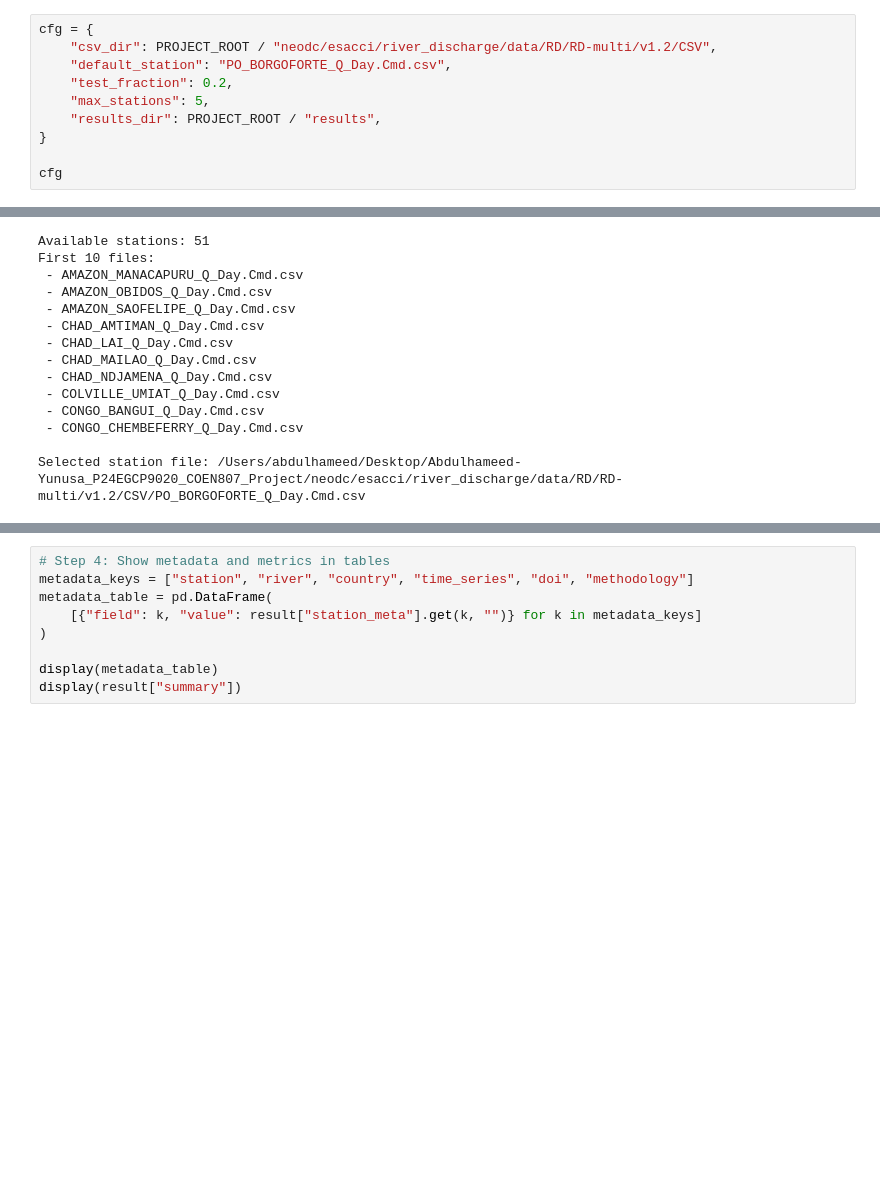
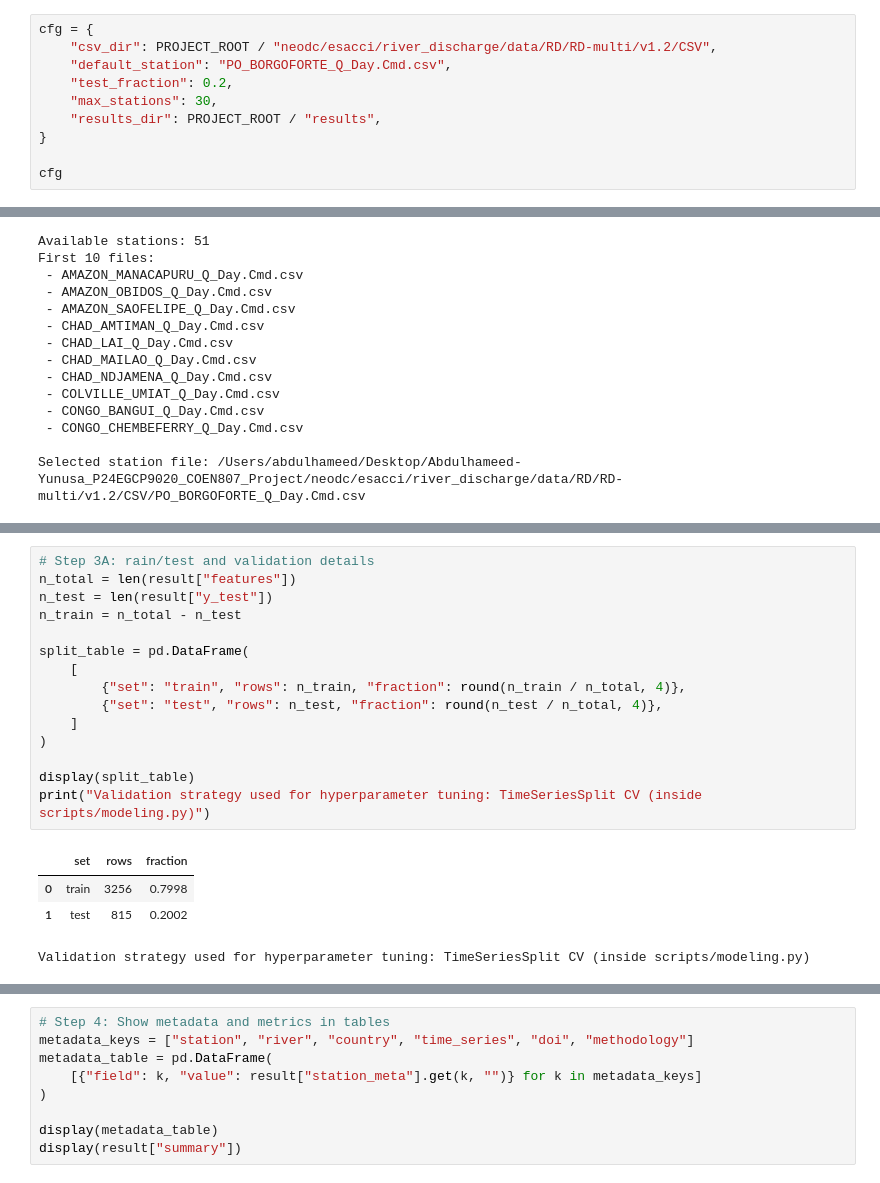
Before and after one commit to ayhameed/P24EGCP9020_COEN807_Project, a Jupyter notebook: linear_regression_workflow.ipynb, the cells around one changed output, grey strips where cells are left out. Drawn from its saved outputs; the diff is of its cells as text; blank space fills up the shorter version.

```diff
--- a/linear_regression_workflow.ipynb
+++ b/linear_regression_workflow.ipynb
@@ -40,7 +38,7 @@ cfg = {
     "csv_dir": PROJECT_ROOT / "neodc/esacci/river_discharge/data/RD/RD-multi/v1.2/CSV",
     "default_station": "PO_BORGOFORTE_Q_Day.Cmd.csv",
     "test_fraction": 0.2,
-    "max_stations": 5,
+    "max_stations": 30,
     "results_dir": PROJECT_ROOT / "results",
 }
 
@@ -136,0 +168,20 @@ Ridge tuning: {'best_alpha': 1.0, 'cv_rmse': 138.34038379848846}
+# %%
+# Step 3A: rain/test and validation details
+n_total = len(result["features"])
+n_test = len(result["y_test"])
+n_train = n_total - n_test
+
+split_table = pd.DataFrame(
+    [
+        {"set": "train", "rows": n_train, "fraction": round(n_train / n_total, 4)},
+        {"set": "test", "rows": n_test, "fraction": round(n_test / n_total, 4)},
+    ]
+)
+
+display(split_table)
+print("Validation strategy used for hyperparameter tuning: TimeSeriesSplit CV (inside scripts/modeling.py)")
+# %% [output]
+|  | set | rows | fraction |
+| 0 | train | 3256 | 0.7998 |
+| 1 | test | 815 | 0.2002 |
+Validation strategy used for hyperparameter tuning: TimeSeriesSplit CV (inside scripts/modeling.py)
```
Also changed, not shown: parts of 14 cells of this notebook, 1 other file.
